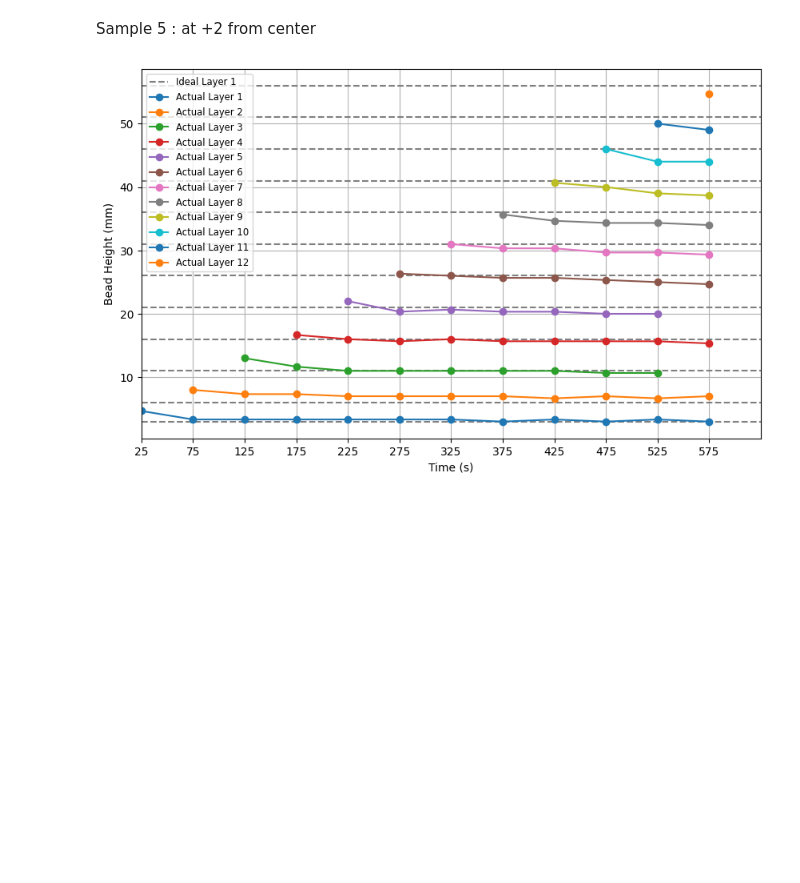
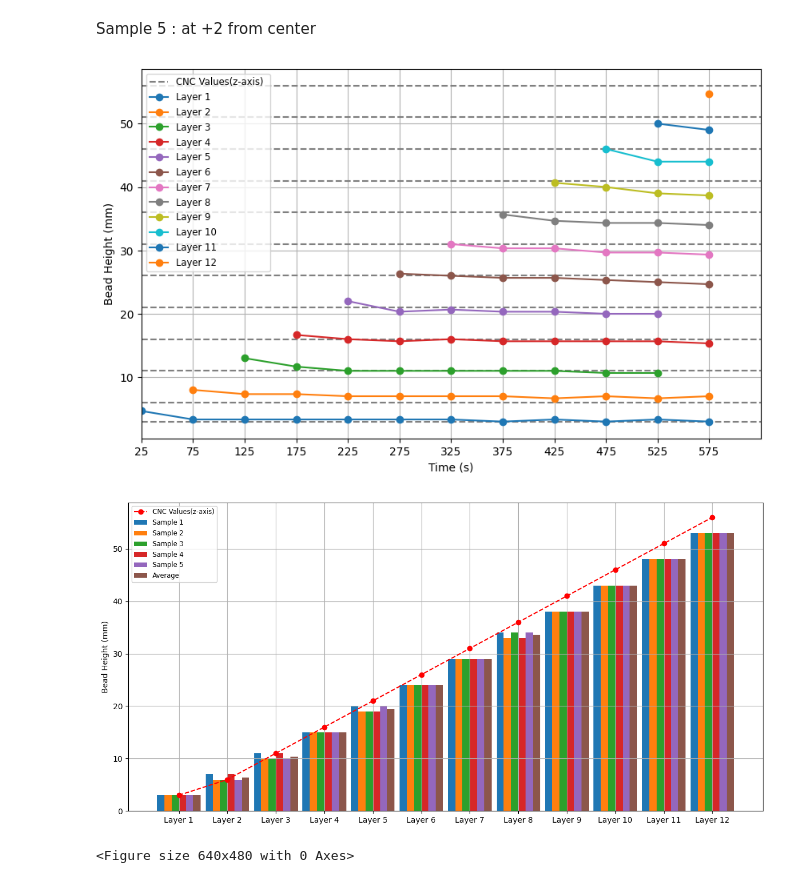
Before and after one commit to gaws15/AINotebooksVault, a Jupyter notebook: p01_plots.ipynb, the cells around one changed output. Cells and saved outputs as stored; diff of their text form; code cells hidden in the pictures; blank space fills up the shorter version.

```diff
--- a/p01_plots.ipynb
+++ b/p01_plots.ipynb
@@ -235,9 +235,7 @@ actual_data = {
     'Layer 12': [np.nan, np.nan, np.nan, np.nan, np.nan, np.nan, np.nan, np.nan, np.nan, np.nan, np.nan, 54.667],
 }
 
-
 times = [25, 75, 125, 175, 225, 275, 325, 375, 425, 475, 525, 575]
-
 # Create the plot
 fig, ax = plt.subplots(figsize=(10, 6))
 
@@ -248,10 +246,10 @@ for layer_num, (layer, actual_heights) in enumerate(actual_data.items()):
     valid_actual_heights = [h for h in actual_heights if not np.isnan(h)]
 
     # Plot ideal value as a horizontal line
-    ax.axhline(y=ideal_height, color='gray', linestyle='--', label=f'Ideal {layer}' if layer_num == 0 else None) # Label only the first ideal line
+    ax.axhline(y=ideal_height, color='gray', linestyle='--', label=f'CNC Values(z-axis) ' if layer_num == 0 else None) # Label only the first ideal line
 
     # Plot actual values
-    ax.plot(valid_times, valid_actual_heights, marker='o', label=f'Actual {layer}')
+    ax.plot(valid_times, valid_actual_heights, marker='o', label=f'{layer}')
 
 ax.set_xlabel('Time (s)')
 ax.set_ylabel('Bead Height (mm)')
@@ -262,4 +260,61 @@ ax.set_xticks(times)
 ax.set_xlim(times[0], times[-1] + 50)  # Add 100 units to the right
 plt.savefig('at +2,right.png')
 # %% [output]
-[figure, old version]
+[figure, new version]
+# %%
+import matplotlib.pyplot as plt
+import numpy as np
+
+# Ideal values
+ideal_values = [3, 6, 11, 16, 21, 26, 31, 36, 41, 46, 51, 56]
+
+# Actual data for each sample (replace with your actual data)
+actual_data_samples = [
+    [3, 7, 11, 15, 20, 24, 29, 34, 38, 43, 48, 53],  # Sample 1
+    [3, 6, 10, 15, 19, 24, 29, 33, 38, 43, 48, 53],  # Sample 2
+    [3, 6, 10, 15, 19, 24, 29, 34, 38, 43, 48, 53],  # Sample 3
+    [3, 7, 11, 15, 19, 24, 29, 33, 38, 43, 48, 53],  # Sample 4
+    [3, 6, 10, 15, 20, 24, 29, 34, 38, 43, 48, 53]   # Sample 5
+]
+
+# Convert actual_data_samples to a NumPy array
+actual_data_samples = np.array(actual_data_samples)
+
+# Calculate the average of all samples
+average_sample = np.mean(actual_data_samples, axis=0)
+
+# Combine all samples and ideal values for the bar chart
+all_samples = actual_data_samples.tolist() + [average_sample.tolist()]  # Convert to lists for plotting
+sample_labels = [f'Sample {i + 1}' for i in range(len(actual_data_samples))] + ['Average']
+
+# Create the bar chart
+bar_width = 0.15
+x_positions = np.arange(len(ideal_values))
+
+fig, ax = plt.subplots(figsize=(12, 6))
+
+for i, sample in enumerate(all_samples):
+    ax.bar(x_positions + i * bar_width, sample, width=bar_width, label=sample_labels[i])
+
+# Plot ideal values as a line with markers
+ax.plot(x_positions + (len(all_samples) / 2 - 0.5) * bar_width, ideal_values,
+        marker='o', linestyle='--', color='red', label='CNC Values(z-axis)')
+
+# Set x-axis labels and title
+ax.set_xticks(x_positions + (len(all_samples) / 2 - 0.5) * bar_width)
+ax.set_xticklabels([f'Layer {i + 1}' for i in range(len(ideal_values))])
+ax.set_ylabel('Bead Height (mm)')
+#ax.set_title('Comparison of Samples and Ideal Values')
+
+# Add legend and grid
+ax.legend(loc='best', fontsize='small')
+ax.grid(True)
+
+# Adjust layout to prevent legend from overlapping
+plt.tight_layout()
+
+plt.show() # Or
+plt.savefig('CNC VS MEASURED.png')
+# %% [output]
+[figure, added]
+<Figure size 640x480 with 0 Axes>
```
Also changed, not shown: parts of 4 cells of this notebook.
